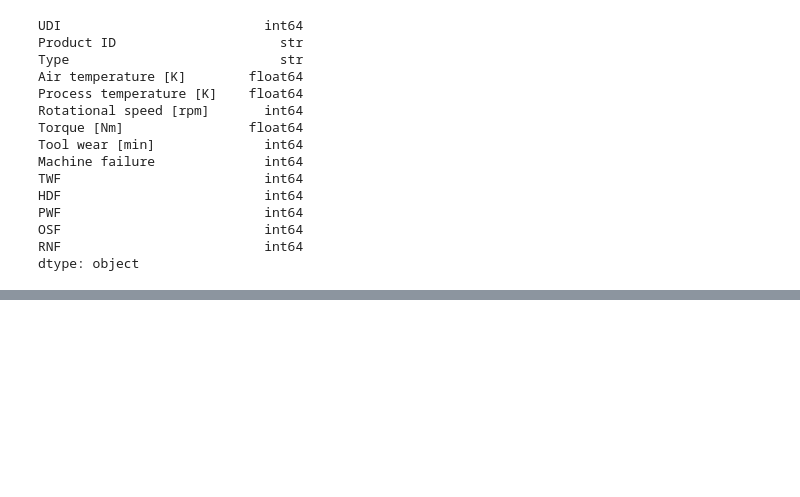
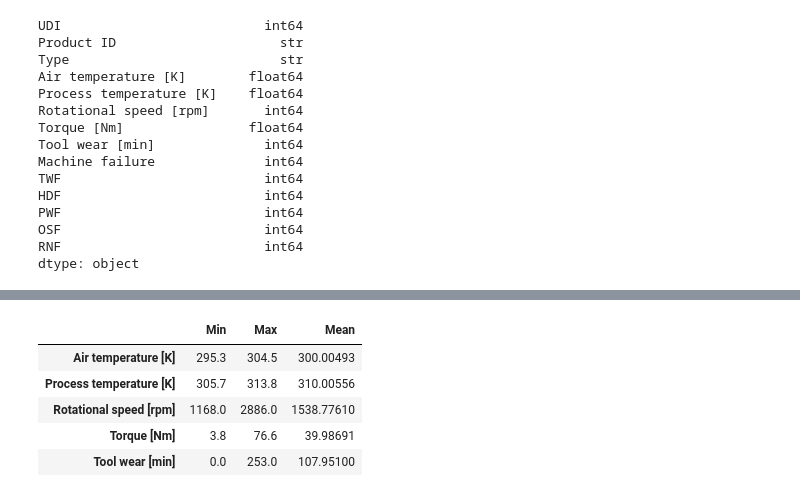
Before and after one commit to snpdsai/predictive-maintenance-contextual-ai, a Jupyter notebook: notebooks/01_data_ingestion.ipynb, the cells around one changed output, grey strips where cells are left out. Cells and saved outputs as stored; diff of their text form; code cells hidden in the pictures; blank space fills up the shorter version.

```diff
--- a/notebooks/01_data_ingestion.ipynb
+++ b/notebooks/01_data_ingestion.ipynb
@@ -113,0 +198,17 @@ dtype: object
+# %%
+feature_ranges = pd.DataFrame(
+    {
+        "Min": df[numerical_cols].min(),
+        "Max": df[numerical_cols].max(),
+        "Mean": df[numerical_cols].mean(),
+    }
+)
+
+feature_ranges
+# %% [output]
+|  | Min | Max | Mean |
+| Air temperature [K] | 295.3 | 304.5 | 300.00493 |
+| Process temperature [K] | 305.7 | 313.8 | 310.00556 |
+| Rotational speed [rpm] | 1168.0 | 2886.0 | 1538.77610 |
+| Torque [Nm] | 3.8 | 76.6 | 39.98691 |
+| Tool wear [min] | 0.0 | 253.0 | 107.95100 |
```
Also changed, not shown: parts of 8 cells of this notebook, 1 other file.
